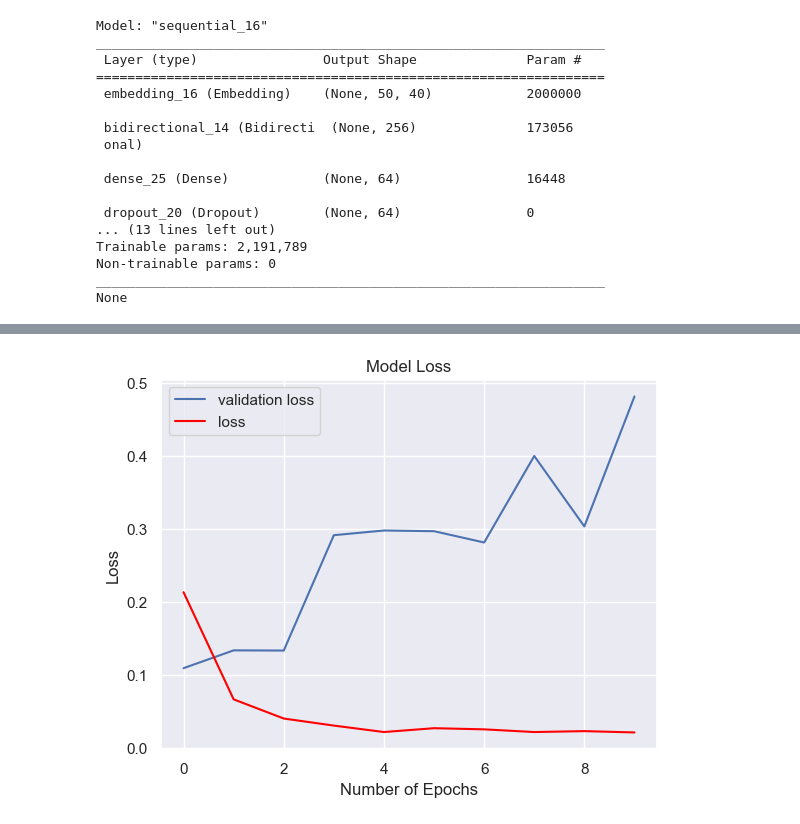
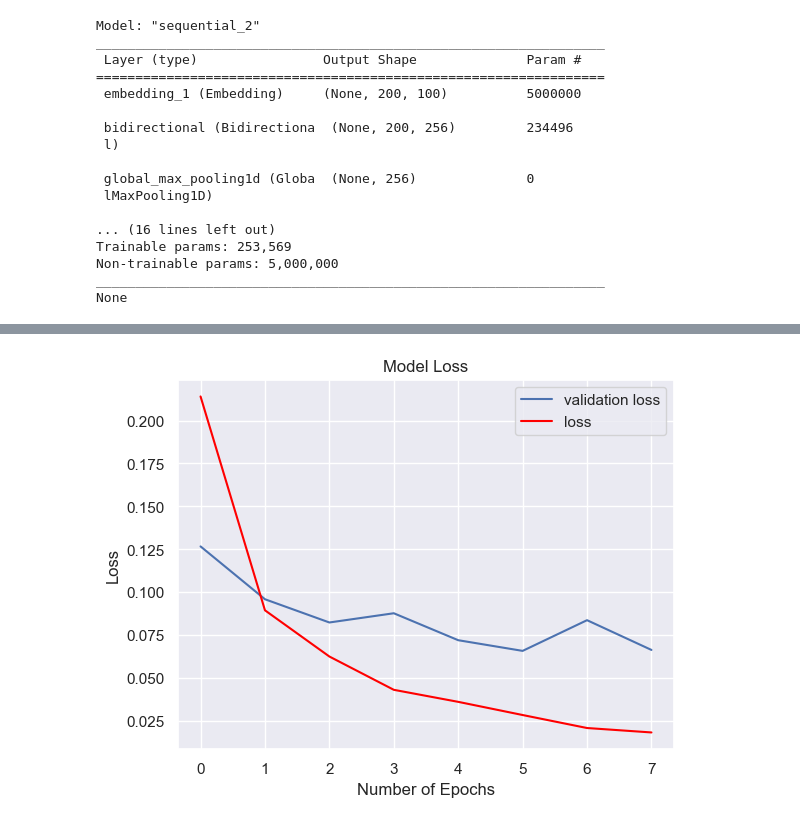
Before and after one commit to edward62740/sc1015-project, a Jupyter notebook: Recurrent Neural Network.ipynb, the cells around one changed output, grey strips where cells are left out. Saved outputs shown, nothing was run; the diff lists cells and outputs as text; code cells hidden in the pictures.

Commit message:
Updated RNN to use glove embedding, cleaned files

```diff
--- a/Recurrent Neural Network.ipynb
+++ b/Recurrent Neural Network.ipynb
@@ -64,2 +84,9 @@ one_hot_text = [one_hot(words,MAX_FEATURES)for words in cleaned_text]
 # %%
-ml_seq = pad_sequences(one_hot_text,padding='pre',maxlen=MAX_LEN)
+num_words = min(MAX_FEATURES, len(word_index) + 1)
+embedding_matrix = np.zeros((num_words, EMBEDDING_DIM))
+for word, i in word_index.items():
+    if i >= MAX_FEATURES:
+        continue
+    embedding_vector = embeddings_index.get(word)
+    if embedding_vector is not None:
+        embedding_matrix[i] = embedding_vector
@@ -90,51 +113,46 @@ array([ 5991, 46386, 32485,  4591, 10160,  5028, 27782, 10515, 24171,
 # %%
-def batch_generator(X_data, y_data, batch_size):
-    samples_per_epoch = X_data.shape[0]
-    number_of_batches = samples_per_epoch // batch_size
-    counter = 0
-    index = np.arange(X_data.shape[0])
-    while True:
-        index_batch = index[batch_size * counter:batch_size * (counter + 1)]
-        X_batch = X_data[index_batch]
-        y_batch = y_data[index_batch]
-        counter += 1
-        yield X_batch, y_batch
-        if counter > number_of_batches:
-            counter = 0
 model = Sequential()
-model.add(Embedding(MAX_FEATURES, 40, input_length=MAX_LEN))
-model.add(Bidirectional(LSTM(128)))
+model.add(Embedding(MAX_FEATURES, EMBEDDING_DIM, weights=[embedding_matrix], input_length=MAX_LEN, trainable=False))
+model.add(Bidirectional(LSTM(128,return_sequences=True)))
+model.add(GlobalMaxPooling1D())
 model.add(Dense(64, activation='relu'))
-model.add(Dropout(0.5))
+model.add(Dropout(0.3))
 model.add(Dense(32, activation='relu'))
-model.add(Dropout(0.5))
-model.add(Dense(6, activation='relu'))
-model.add(Dropout(0.3))
+model.add(Dropout(0.2))
+model.add(Dense(16, activation='relu'))
+model.add(Dropout(0.1))
 model.add(Dense(1, activation='sigmoid'))
 model.compile(optimizer='adam',
               loss='binary_crossentropy',
               metrics=['accuracy'])
 print(model.summary())
 # %% [output]
-Model: "sequential_16"
+Model: "sequential_2"
 _________________________________________________________________
  Layer (type)                Output Shape              Param #
 =================================================================
- embedding_16 (Embedding)    (None, 50, 40)            2000000
+ embedding_1 (Embedding)     (None, 200, 100)          5000000
 
- bidirectional_14 (Bidirecti  (None, 256)              173056
- onal)
+ bidirectional (Bidirectiona  (None, 200, 256)         234496
+ l)
 
- dense_25 (Dense)            (None, 64)                16448
+ global_max_pooling1d (Globa  (None, 256)              0
+ lMaxPooling1D)
 
- dropout_20 (Dropout)        (None, 64)                0
-... (13 lines left out)
-Trainable params: 2,191,789
-Non-trainable params: 0
+... (16 lines left out)
+Trainable params: 253,569
+Non-trainable params: 5,000,000
 _________________________________________________________________
 None
 # %%
-hist = model.fit(X_res,y_res,validation_data=(X_test,y_test),epochs=10,batch_size=64)
+# Define the callbacks
+early_stop = EarlyStopping(monitor='val_loss', patience=2, verbose=1, mode='min')
+model_checkpoint = ModelCheckpoint('rnn_weights.h5', save_best_only=True, save_weights_only=True, monitor='val_loss', mode='min', verbose=1)
+
+hist = model.fit(X_res,y_res,validation_data=(X_test,y_test),epochs=15,batch_size=64, callbacks=[early_stop, model_checkpoint])
+# Load the best model weights
+model.load_weights('rnn_weights.h5')
+
 plt.plot(hist.history['val_loss'], color='b', label="validation loss")
 plt.plot(hist.history['loss'], color='red', label="loss")
 plt.title("Model Loss")
@@ -166,4 +181,4 @@ Epoch 10/10
-[figure, old version]
+[figure, new version]
 # %%
 test_probs = model.predict(X_test, batch_size=64)
 test_preds = (test_probs >= 0.5).astype(int)
```
Also changed, not shown: parts of 19 cells of this notebook, 7 other files.
